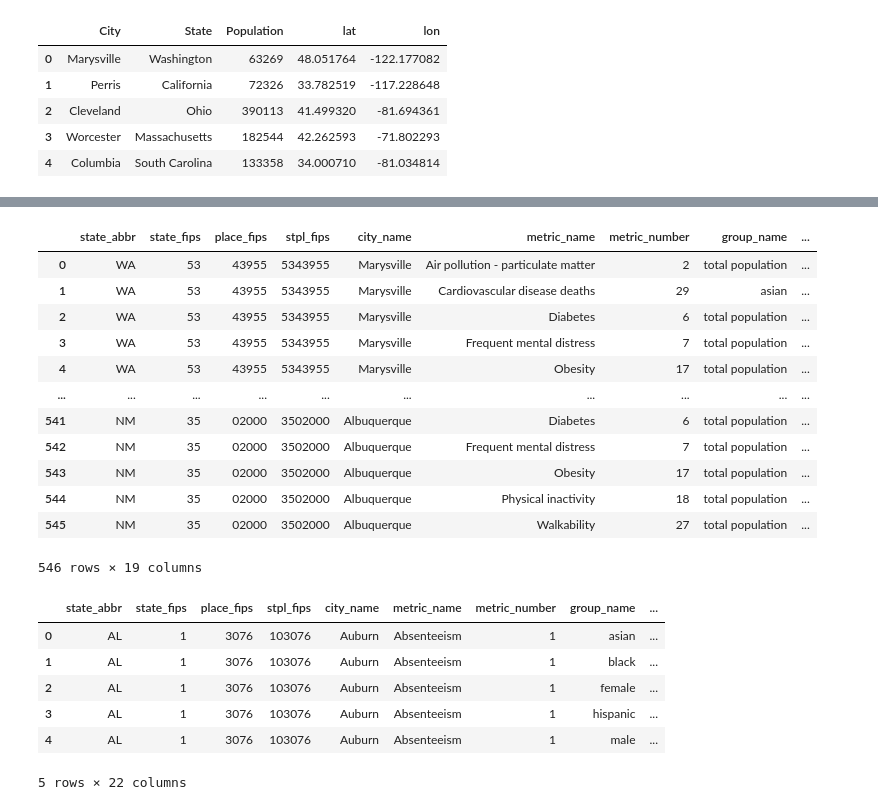
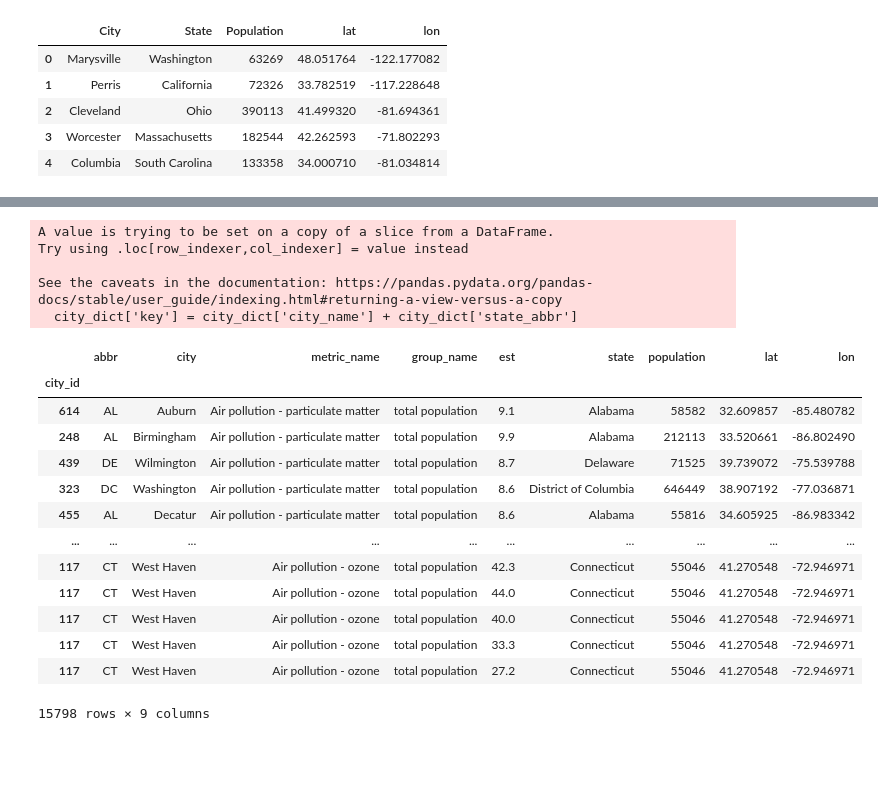
Before and after one commit to kenthansen98/transportation-health, a Jupyter notebook: api_data.ipynb, the cells around one changed output, grey strips where cells are left out. Drawn from its saved outputs; the diff is of its cells as text; code cells hidden in the pictures; blank space fills up the shorter version.

```diff
--- a/api_data.ipynb
+++ b/api_data.ipynb
@@ -44,27 +70,0 @@ IndexError: list index out of range
-# %%
-pd.DataFrame(data=data)
-# %% [output]
-|  | state_abbr | state_fips | place_fips | stpl_fips | city_name | metric_name | metric_number | group_name | ... |
-| 0 | WA | 53 | 43955 | 5343955 | Marysville | Air pollution - particulate matter | 2 | total population | ... |
-| 1 | WA | 53 | 43955 | 5343955 | Marysville | Cardiovascular disease deaths | 29 | asian | ... |
-| 2 | WA | 53 | 43955 | 5343955 | Marysville | Diabetes | 6 | total population | ... |
-| 3 | WA | 53 | 43955 | 5343955 | Marysville | Frequent mental distress | 7 | total population | ... |
-| 4 | WA | 53 | 43955 | 5343955 | Marysville | Obesity | 17 | total population | ... |
-| ... | ... | ... | ... | ... | ... | ... | ... | ... | ... |
-| 541 | NM | 35 | 02000 | 3502000 | Albuquerque | Diabetes | 6 | total population | ... |
-| 542 | NM | 35 | 02000 | 3502000 | Albuquerque | Frequent mental distress | 7 | total population | ... |
-| 543 | NM | 35 | 02000 | 3502000 | Albuquerque | Obesity | 17 | total population | ... |
-| 544 | NM | 35 | 02000 | 3502000 | Albuquerque | Physical inactivity | 18 | total population | ... |
-| 545 | NM | 35 | 02000 | 3502000 | Albuquerque | Walkability | 27 | total population | ... |
-546 rows × 19 columns
-# %%
-all_health_data = pd.read_csv('/Users/kenthansen/Projects/All CHDB Cities v13.1 - released January 11, 2022/CHDB_data_city_all_v13.1.csv')
-all_health_data.head()
-# %% [output]
-|  | state_abbr | state_fips | place_fips | stpl_fips | city_name | metric_name | metric_number | group_name | ... |
-| 0 | AL | 1 | 3076 | 103076 | Auburn | Absenteeism | 1 | asian | ... |
-| 1 | AL | 1 | 3076 | 103076 | Auburn | Absenteeism | 1 | black | ... |
-| 2 | AL | 1 | 3076 | 103076 | Auburn | Absenteeism | 1 | female | ... |
-| 3 | AL | 1 | 3076 | 103076 | Auburn | Absenteeism | 1 | hispanic | ... |
-| 4 | AL | 1 | 3076 | 103076 | Auburn | Absenteeism | 1 | male | ... |
-5 rows × 22 columns
@@ -78,0 +77,10 @@ city_info.columns = ['city_name', 'state', 'population', 'lat', 'lon']
+# %%
+city_dict = city_info[['city_name', 'state_abbr', 'city_id']]
+city_dict['key'] = city_dict['city_name'] + city_dict['state_abbr']
+city_dict = city_dict[['key', 'city_id']].set_index('key').to_dict('index')
+# %% [output]
+A value is trying to be set on a copy of a slice from a DataFrame.
+Try using .loc[row_indexer,col_indexer] = value instead
+
+See the caveats in the documentation: https://pandas.pydata.org/pandas-docs/stable/user_guide/indexing.html#returning-a-view-versus-a-copy
+  city_dict['key'] = city_dict['city_name'] + city_dict['state_abbr']
@@ -79,3 +91,7 @@ city_info.columns = ['city_name', 'state', 'population', 'lat', 'lon']
+# %%
+filtered_health['city_id'] = filtered_health['city_id'].astype(int)
+# %%
+filtered_health.columns = ['abbr', 'city', 'metric_name', 'group_name', 'est', 'city_id']
 # %%
 filtered_health = filtered_health.reset_index()
 city_info = city_info.reset_index()
@@ -83,12 +99,30 @@ city_info = city_info.reset_index()
 filtered_health = filtered_health.drop('index', axis=1)
 city_info = city_info.drop('index', axis=1)
 # %%
-filtered_health = filtered_health.set_index('city_name')
-city_info = city_info.set_index('city_name')
+filtered_health = filtered_health.set_index('city_id')
+city_info = city_info.set_index('city_id')
 # %%
-joined = filtered_health.join(city_info, on='city_name')
+joined = filtered_health.join(city_info, on='city_id')
 # %%
 joined = joined.dropna()
+# %%
+joined = joined.drop(['city_name', 'state_abbr', 'fips'], axis=1)
+joined
+# %% [output]
+|  | abbr | city | metric_name | group_name | est | state | population | lat | lon |
+| city_id |  |  |  |  |  |  |  |  |  |
+| 614 | AL | Auburn | Air pollution - particulate matter | total population | 9.1 | Alabama | 58582 | 32.609857 | -85.480782 |
+| 248 | AL | Birmingham | Air pollution - particulate matter | total population | 9.9 | Alabama | 212113 | 33.520661 | -86.802490 |
+| 439 | DE | Wilmington | Air pollution - particulate matter | total population | 8.7 | Delaware | 71525 | 39.739072 | -75.539788 |
+| 323 | DC | Washington | Air pollution - particulate matter | total population | 8.6 | District of Columbia | 646449 | 38.907192 | -77.036871 |
+| 455 | AL | Decatur | Air pollution - particulate matter | total population | 8.6 | Alabama | 55816 | 34.605925 | -86.983342 |
+| ... | ... | ... | ... | ... | ... | ... | ... | ... | ... |
+| 117 | CT | West Haven | Air pollution - ozone | total population | 42.3 | Connecticut | 55046 | 41.270548 | -72.946971 |
+| 117 | CT | West Haven | Air pollution - ozone | total population | 44.0 | Connecticut | 55046 | 41.270548 | -72.946971 |
+| 117 | CT | West Haven | Air pollution - ozone | total population | 40.0 | Connecticut | 55046 | 41.270548 | -72.946971 |
+| 117 | CT | West Haven | Air pollution - ozone | total population | 33.3 | Connecticut | 55046 | 41.270548 | -72.946971 |
+| 117 | CT | West Haven | Air pollution - ozone | total population | 27.2 | Connecticut | 55046 | 41.270548 | -72.946971 |
+15798 rows × 9 columns
 # %%
 joined.to_csv('db_data.csv')
 # %%
```
Also changed, not shown: parts of 22 cells of this notebook, 9 other files.
